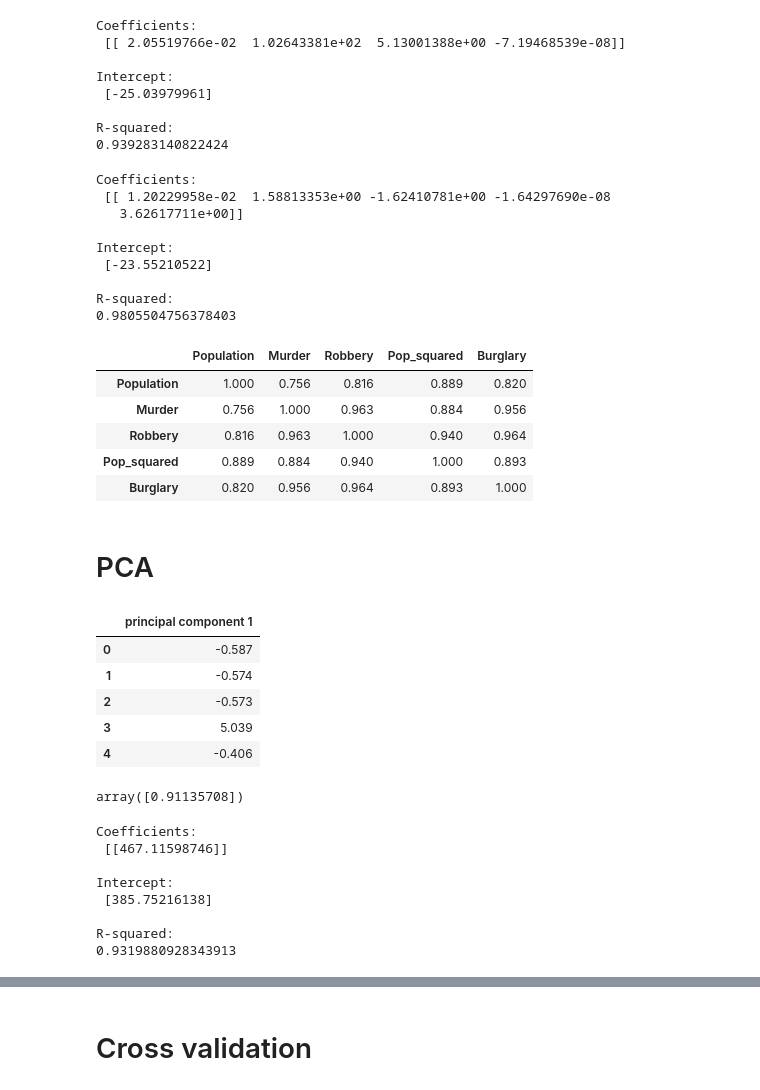
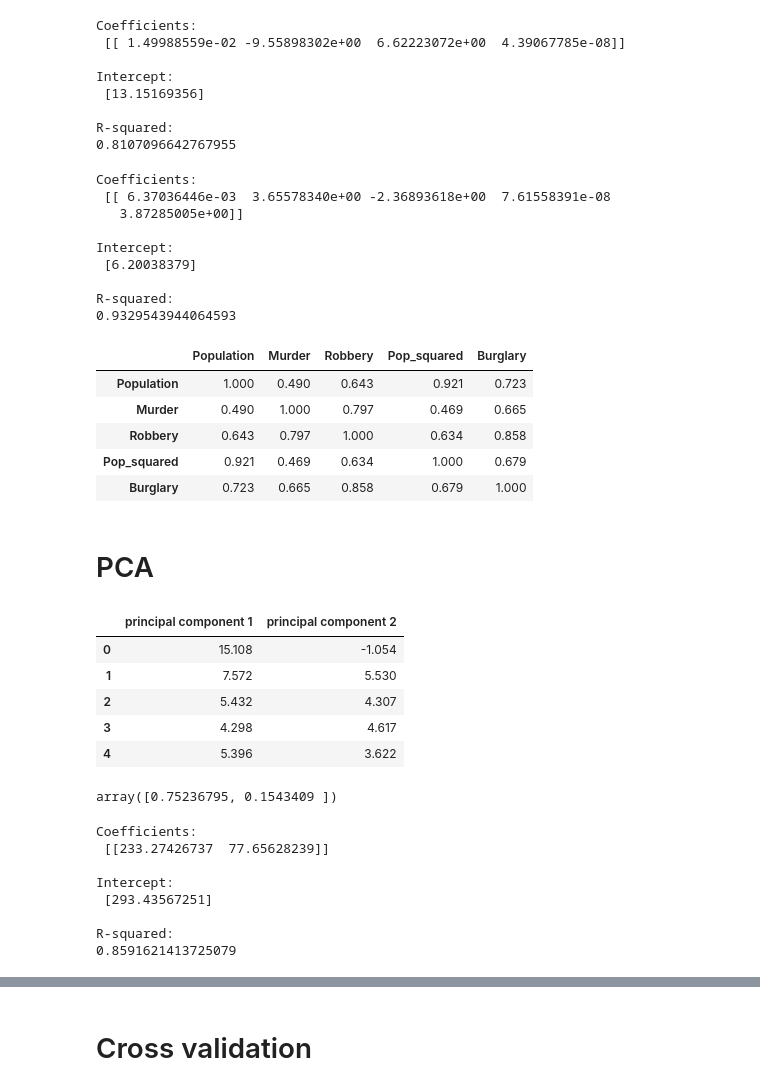
Before and after one commit to mhuh22/Thinkful, a Jupyter notebook: Bootcamp/Unit 2/Lesson 4/Challenge 2.4.4. Make your own regression model.ipynb, the cells around one changed output, grey strips where cells are left out. Cells and saved outputs as stored; diff of their text form; code cells hidden in the pictures.

```diff
--- a/Bootcamp/Unit 2/Lesson 4/Challenge 2.4.4. Make your own regression model.ipynb
+++ b/Bootcamp/Unit 2/Lesson 4/Challenge 2.4.4. Make your own regression model.ipynb
@@ -21,8 +21,9 @@ data = data.rename(index = str, columns={'Murder and\nnonnegligent\nmanslaughter
 data = data[['Population', 'Murder', 'Robbery', 'Property_crime', 'Burglary']]
 data = data.dropna()
 
-# Drop outlier, New York
-data = data.drop(data.index[216])
+# Drop all coumns with population greater than 100000
+data = data.sort_values(by ='Population', ascending = False)
+data = data[data.Population < 100000]
 
 # Create the new rows for our regression model
 data['Pop_squared'] = data['Population']**2
@@ -64,13 +65,13 @@ print('\nR-squared:')
 print(regr.score(X, Y))
 # %% [output]
 Coefficients:
- [[ 2.05519766e-02  1.02643381e+02  5.13001388e+00 -7.19468539e-08]]
+ [[ 1.49988559e-02 -9.55898302e+00  6.62223072e+00  4.39067785e-08]]
 
 Intercept:
- [-25.03979961]
+ [13.15169356]
 
 R-squared:
-0.939283140822424
+0.8107096642767955
 # %%
 # Assigning our dependent variables to X, and fitting it to Y
 X = data[['Population', 'Murder', 'Robbery', 'Pop_squared','Burglary']]
@@ -83,47 +84,47 @@ print('\nR-squared:')
 print(regr.score(X, Y))
 # %% [output]
 Coefficients:
- [[ 1.20229958e-02  1.58813353e+00 -1.62410781e+00 -1.64297690e-08
-   3.62617711e+00]]
+ [[ 6.37036446e-03  3.65578340e+00 -2.36893618e+00  7.61558391e-08
+   3.87285005e+00]]
 
 Intercept:
- [-23.55210522]
+ [6.20038379]
 
 R-squared:
-0.9805504756378403
+0.9329543944064593
 # %%
 # Review the correlation matrix
 correlation_matrix = X.corr()
 display(correlation_matrix)
 # %% [output]
 |  | Population | Murder | Robbery | Pop_squared | Burglary |
-| Population | 1.000 | 0.756 | 0.816 | 0.889 | 0.820 |
-| Murder | 0.756 | 1.000 | 0.963 | 0.884 | 0.956 |
-| Robbery | 0.816 | 0.963 | 1.000 | 0.940 | 0.964 |
-| Pop_squared | 0.889 | 0.884 | 0.940 | 1.000 | 0.893 |
-| Burglary | 0.820 | 0.956 | 0.964 | 0.893 | 1.000 |
+| Population | 1.000 | 0.490 | 0.643 | 0.921 | 0.723 |
+| Murder | 0.490 | 1.000 | 0.797 | 0.469 | 0.665 |
+| Robbery | 0.643 | 0.797 | 1.000 | 0.634 | 0.858 |
+| Pop_squared | 0.921 | 0.469 | 0.634 | 1.000 | 0.679 |
+| Burglary | 0.723 | 0.665 | 0.858 | 0.679 | 1.000 |
 # %% [markdown]
 # PCA
 # %%
 # Condensing data to one principal component
-pca = PCA(n_components=1)
+pca = PCA(n_components=2)
 X = StandardScaler().fit_transform(X)
 principalComponents = pca.fit_transform(X)
 principalDf = pd.DataFrame(data = principalComponents
-             , columns = ['principal component 1'])
+             , columns = ['principal component 1', 'principal component 2'])
 principalDf.head()
 # %% [output]
-|  | principal component 1 |
-| 0 | -0.587 |
-| 1 | -0.574 |
-| 2 | -0.573 |
-| 3 | 5.039 |
-| 4 | -0.406 |
+|  | principal component 1 | principal component 2 |
+| 0 | 15.108 | -1.054 |
+| 1 | 7.572 | 5.530 |
+| 2 | 5.432 | 4.307 |
+| 3 | 4.298 | 4.617 |
+| 4 | 5.396 | 3.622 |
 # %%
 # How much of our variance do we retain after limiting our data to 1 component?
 pca.explained_variance_ratio_
 # %% [output]
-array([0.91135708])
+array([0.75236795, 0.1543409 ])
 # %%
 # Create a new linear regression model with our 1 variable
 X = principalDf
@@ -137,13 +138,13 @@ print('\nR-squared:')
 print(regr.score(X, Y))
 # %% [output]
 Coefficients:
- [[467.11598746]]
+ [[233.27426737  77.65628239]]
 
 Intercept:
- [385.75216138]
+ [293.43567251]
 
 R-squared:
-0.9319880928343913
+0.8591621413725079
 # %%
 #prediction = principalDf['principal component 1'].apply(lambda x: x*regr.coef_+regr.intercept_)
 
```
Also changed, not shown: parts of 5 cells of this notebook.
